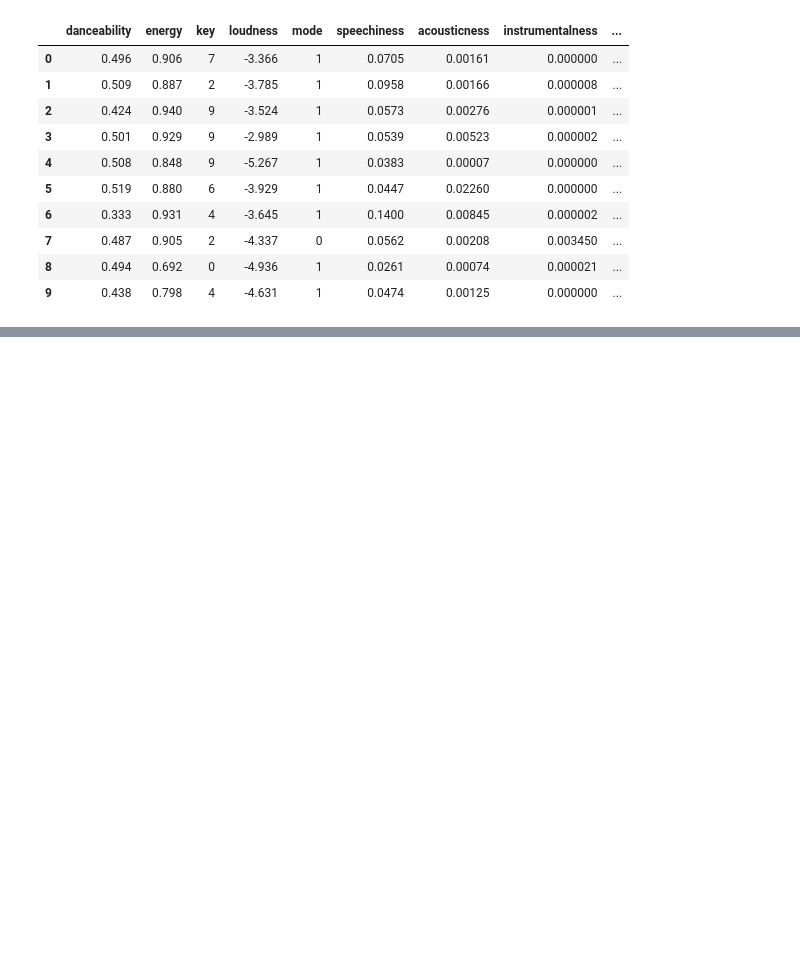
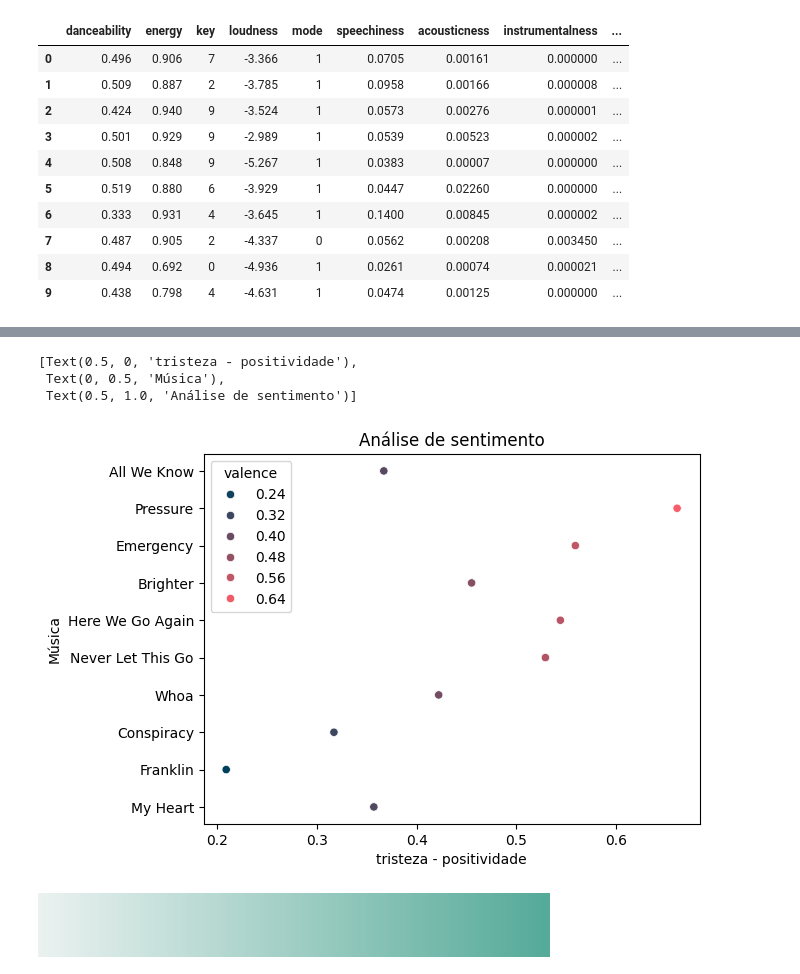
Before and after one commit to mtharruda/spotipy_analise, a Jupyter notebook: analise_spotify.ipynb, the cells around one changed output, grey strips where cells are left out. Cells and saved outputs as stored; diff of their text form; code cells hidden in the pictures; blank space fills up the shorter version.

```diff
--- a/analise_spotify.ipynb
+++ b/analise_spotify.ipynb
@@ -241,0 +224,4 @@ sns.scatterplot(data = analise_tracks, x = "valence", y = "id", hue = "valence",
+# %%
+#Aqui vamos juntar os títulos de cada música com seu id respectivo
+analise = pd.merge(analise_tracks, musicas, on = 'id', how = 'outer')
+analise
@@ -241,0 +241,14 @@ sns.scatterplot(data = analise_tracks, x = "valence", y = "id", hue = "valence",
+# %%
+ax = sns.scatterplot(data = analise, x = "valence", y = "name", hue = "valence", palette="blend:#003f5c,#f95d6a")
+ax.set(xlabel='tristeza - positividade',
+       ylabel='Música',
+       title='Análise de sentimento')
+# %% [output]
+[Text(0.5, 0, 'tristeza - positividade'),
+ Text(0, 0.5, 'Música'),
+ Text(0.5, 1.0, 'Análise de sentimento')]
+[figure, added]
+# %%
+sns.color_palette("light:#5A9", as_cmap=True)
+# %% [output]
+[figure, added]
```
Also changed, not shown: parts of 7 cells of this notebook.
